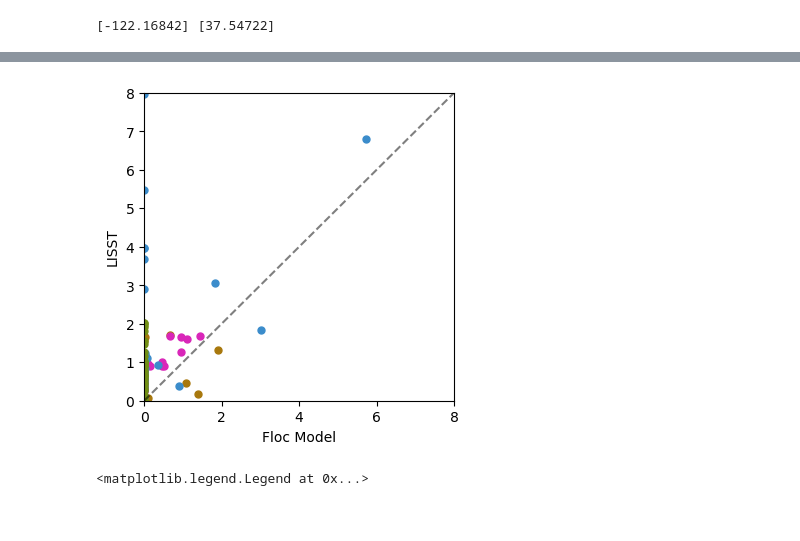
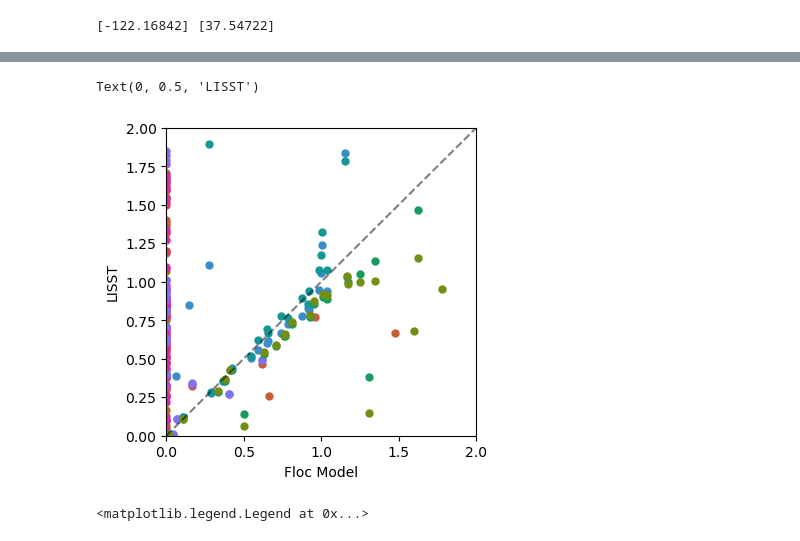
Before and after one commit to sienna-white/enkf_sediment, a Jupyter notebook: plot_floc_mod_ens.ipynb, the cells around one changed output, grey strips where cells are left out. Saved outputs shown, nothing was run; the diff lists cells and outputs as text; code cells hidden in the pictures.

```diff
--- a/plot_floc_mod_ens.ipynb
+++ b/plot_floc_mod_ens.ipynb
@@ -67,7 +66,8 @@ for j, Ds in enumerate(range(0, Ns, 4)):
     axs[j].grid(alpha=0.3)
     axs[j].set_title(r"Ds = %.2f $\mu$m" % (ds.Ds.isel(Ds=Ds).values*1e6))
     time = ds.time.values / 3600
-    axs[j].set_ylim(0, 0.5)
+    axs[j].set_ylim(1, 200)
+    axs[j].set_yscale('log')
     for i in range(0, Nens):
         G = ds.G.isel(time=1, N=i)
         s0 = ds.ssc.isel(N=i).isel(Ds=Ds) * volume[Ds] * 1e6
@@ -98,7 +98,7 @@ for i in range(0, 15):
     axs[i].set_title("Ensemble #%d" % i)
     time = ds.time.values / 3600
     ssc = ds.ssc.isel(N=i) # * volume * 1e6
-    h = axs[i].pcolormesh(time, ds.Ds.values*1e6, ssc.T, cmap=cmo.cm.rain, shading='auto', vmin=0, vmax=1e12)
+    h = axs[i].pcolormesh(time, ds.Ds.values*1e6, ssc.T, cmap=cmo.cm.rain, shading='auto', vmin=0, vmax=1e10)
     axs[i].set_yscale("log")
 
 plt.colorbar(h, ax=axs, orientation='vertical', label="particle density", shrink=0.5)
@@ -123,7 +123,7 @@ for i in range(0, 15):
     axs[i].set_title("Ensemble #%d" % i)
     time = ds.time.values / 3600
     ssc = ds.ssc.isel(N=i) * volume * 1e6
-    h = axs[i].pcolormesh(time, ds.Ds.values*1e6, ssc.T, cmap=cmo.cm.rain, shading='auto', vmin=0, vmax=1e-2)
+    h = axs[i].pcolormesh(time, ds.Ds.values*1e6, ssc.T, cmap=cmo.cm.rain, shading='auto', vmin=0, vmax=5)
     axs[i].set_yscale("log")
 
 plt.colorbar(h, ax=axs, orientation='vertical', label="volume density", shrink=0.5)
@@ -412,7 +398,7 @@ for ax in axs:
 
 fig, axs = plt.subplots(2, 1, figsize=(12, 4), sharey=False)
 
-for i in range(5, 300, 50):
+for i in range(5, nt, 50):
 
     conc = ds.ssc.isel(time=i)
 
@@ -495,42 +481,40 @@ for ax in axs:
 # %%
 lstdata= pd.read_csv("/global/homes/s/siennaw/scratch/siennaw/scripts/enkf_sediment/lisst_data.csv")
 
 seconds = lstdata['seconds'].values
 
-
 size_classes = lstdata.columns[1:]
-
 
 
 # i=0
 fig = plt.figure(figsize=(4, 4))
 ax = plt.gca()
 
 
-for i in range(0, 10, 3):
+for i in range(0, 10, 1):
     color = cmo.cm.phase(i/10)
-
     t = seconds[i]
     conc = ds.ssc.sel(time=t, method='nearest')
     conc = conc @ ds.H
     conc = conc.isel(N=0) # mean(dim='N').values
     l = lstdata.iloc[i, 1:].values
     ax.plot(conc, l, 'o', color=color, markersize=5, label="t=%d s" % t)
-ax.set_xlim(0, 8)
-ax.set_ylim(0,8)
+ax.set_xlim(0, 2)
+ax.set_ylim(0,2)
 ax.plot([0, 10], [0, 10], '--k', alpha=0.5)
 ax.set_xlabel("Floc Model")
 ax.set_ylabel("LISST")
 
-l = lstdata.iloc[0, 1:].values
-# Hi = np.linalg.inv(ds.H.values)
-H = ds.H.values
-H[H > 0] = 1/H[H > 0]
-# print(H)
-ic = H @ l
-ic = ic.astype(int)
+# l = lstdata.iloc[0, 1:].values
+# # Hi = np.linalg.inv(ds.H.values)
+# H = ds.H.values
+# H[H > 0] = 1/H[H > 0]
+# # print(H)
+# ic = H @ l
+# ic = ic.astype(int)
 # %% [output]
+Text(0, 0.5, 'LISST')
-[figure, old version]
+[figure, new version]
 # %%
 
 # interpolate LISST data and ACDP data
```
Also changed, not shown: parts of 12 cells of this notebook, 4 other files.
